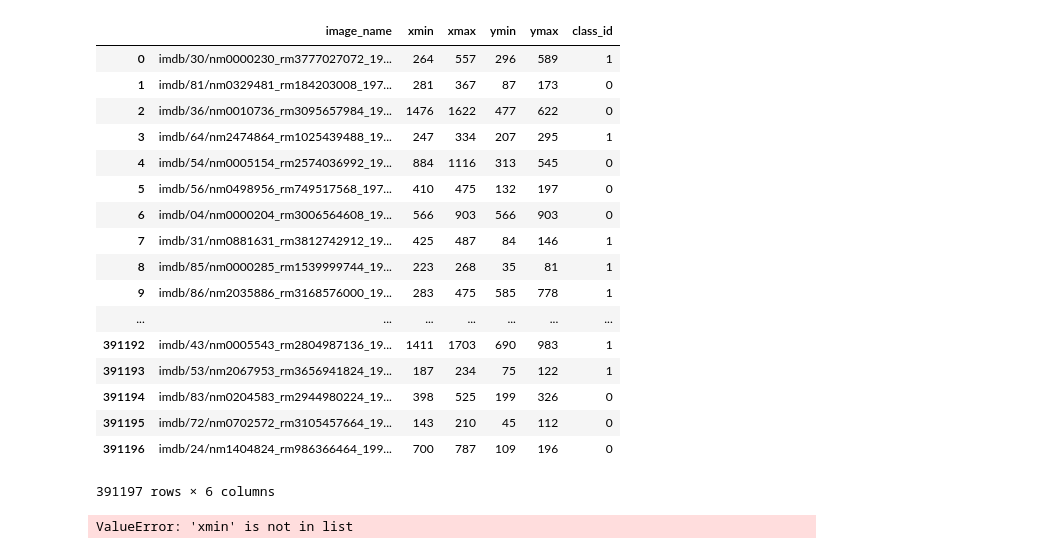
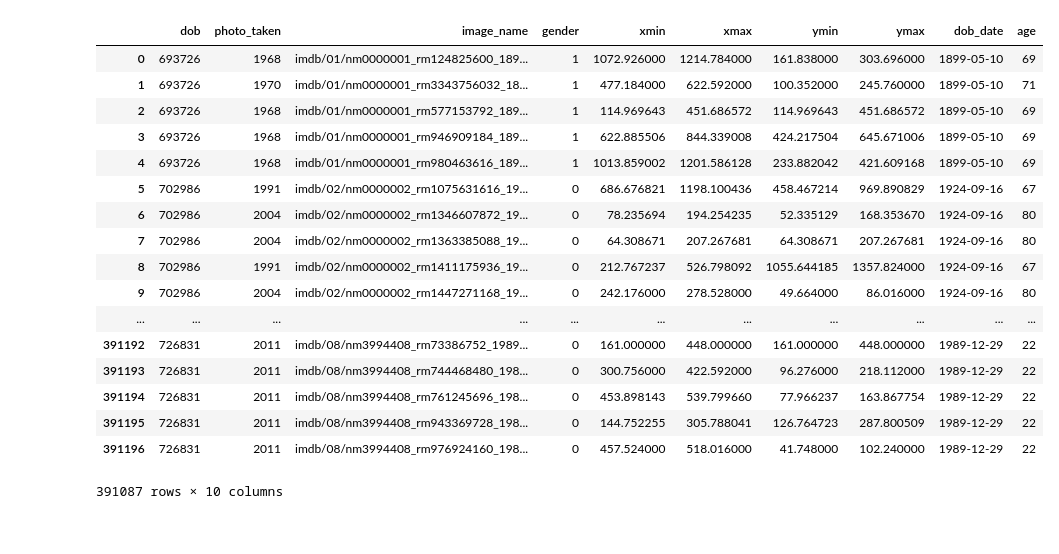
Before and after one commit to NicoliAraujo/deep-learning-learning, a Jupyter notebook: redes-tcc/Untitled.ipynb, the cells around one changed output. Cells and saved outputs as stored; diff of their text form; code cells hidden in the pictures.

```diff
--- a/redes-tcc/Untitled.ipynb
+++ b/redes-tcc/Untitled.ipynb
@@ -13,23 +3,2 @@ os.listdir('../../ssd_keras/dataset/')
 # %%
-df_imdb = pd.read_csv('../../ssd_keras/dataset/csv/imdb_csv/imdb.csv', index_col=0)
-
-df_imdb
+df = pd.read_csv('/home/nicoli/github/ssd_keras/dataset/csv/imdb_csv/imdb.csv', index_col=0)
-# %% [output]
-|  | image_name | xmin | xmax | ymin | ymax | class_id |
-| 0 | imdb/30/nm0000230_rm3777027072_19... | 264 | 557 | 296 | 589 | 1 |
-| 1 | imdb/81/nm0329481_rm184203008_197... | 281 | 367 | 87 | 173 | 0 |
-| 2 | imdb/36/nm0010736_rm3095657984_19... | 1476 | 1622 | 477 | 622 | 0 |
-| 3 | imdb/64/nm2474864_rm1025439488_19... | 247 | 334 | 207 | 295 | 1 |
-| 4 | imdb/54/nm0005154_rm2574036992_19... | 884 | 1116 | 313 | 545 | 0 |
-| 5 | imdb/56/nm0498956_rm749517568_197... | 410 | 475 | 132 | 197 | 0 |
-| 6 | imdb/04/nm0000204_rm3006564608_19... | 566 | 903 | 566 | 903 | 0 |
-| 7 | imdb/31/nm0881631_rm3812742912_19... | 425 | 487 | 84 | 146 | 1 |
-| 8 | imdb/85/nm0000285_rm1539999744_19... | 223 | 268 | 35 | 81 | 1 |
-| 9 | imdb/86/nm2035886_rm3168576000_19... | 283 | 475 | 585 | 778 | 1 |
-| ... | ... | ... | ... | ... | ... | ... |
-| 391192 | imdb/43/nm0005543_rm2804987136_19... | 1411 | 1703 | 690 | 983 | 1 |
-| 391193 | imdb/53/nm2067953_rm3656941824_19... | 187 | 234 | 75 | 122 | 1 |
-| 391194 | imdb/83/nm0204583_rm2944980224_19... | 398 | 525 | 199 | 326 | 0 |
-| 391195 | imdb/72/nm0702572_rm3105457664_19... | 143 | 210 | 45 | 112 | 0 |
-| 391196 | imdb/24/nm1404824_rm986366464_199... | 700 | 787 | 109 | 196 | 0 |
-391197 rows × 6 columns
@@ -67,4 +5,21 @@ train_generator = train_dataset.generate(batch_size=1,
-# %%
-next(train_generator)
-# %% [output]
-ValueError: 'xmin' is not in list
+# %%
+df
+# %% [output]
+|  | dob | photo_taken | image_name | gender | xmin | xmax | ymin | ymax | dob_date | age |
+| 0 | 693726 | 1968 | imdb/01/nm0000001_rm124825600_189... | 1 | 1072.926000 | 1214.784000 | 161.838000 | 303.696000 | 1899-05-10 | 69 |
+| 1 | 693726 | 1970 | imdb/01/nm0000001_rm3343756032_18... | 1 | 477.184000 | 622.592000 | 100.352000 | 245.760000 | 1899-05-10 | 71 |
+| 2 | 693726 | 1968 | imdb/01/nm0000001_rm577153792_189... | 1 | 114.969643 | 451.686572 | 114.969643 | 451.686572 | 1899-05-10 | 69 |
+| 3 | 693726 | 1968 | imdb/01/nm0000001_rm946909184_189... | 1 | 622.885506 | 844.339008 | 424.217504 | 645.671006 | 1899-05-10 | 69 |
+| 4 | 693726 | 1968 | imdb/01/nm0000001_rm980463616_189... | 1 | 1013.859002 | 1201.586128 | 233.882042 | 421.609168 | 1899-05-10 | 69 |
+| 5 | 702986 | 1991 | imdb/02/nm0000002_rm1075631616_19... | 0 | 686.676821 | 1198.100436 | 458.467214 | 969.890829 | 1924-09-16 | 67 |
+| 6 | 702986 | 2004 | imdb/02/nm0000002_rm1346607872_19... | 0 | 78.235694 | 194.254235 | 52.335129 | 168.353670 | 1924-09-16 | 80 |
+| 7 | 702986 | 2004 | imdb/02/nm0000002_rm1363385088_19... | 0 | 64.308671 | 207.267681 | 64.308671 | 207.267681 | 1924-09-16 | 80 |
+| 8 | 702986 | 1991 | imdb/02/nm0000002_rm1411175936_19... | 0 | 212.767237 | 526.798092 | 1055.644185 | 1357.824000 | 1924-09-16 | 67 |
+| 9 | 702986 | 2004 | imdb/02/nm0000002_rm1447271168_19... | 0 | 242.176000 | 278.528000 | 49.664000 | 86.016000 | 1924-09-16 | 80 |
+| ... | ... | ... | ... | ... | ... | ... | ... | ... | ... | ... |
+| 391192 | 726831 | 2011 | imdb/08/nm3994408_rm73386752_1989... | 0 | 161.000000 | 448.000000 | 161.000000 | 448.000000 | 1989-12-29 | 22 |
+| 391193 | 726831 | 2011 | imdb/08/nm3994408_rm744468480_198... | 0 | 300.756000 | 422.592000 | 96.276000 | 218.112000 | 1989-12-29 | 22 |
+| 391194 | 726831 | 2011 | imdb/08/nm3994408_rm761245696_198... | 0 | 453.898143 | 539.799660 | 77.966237 | 163.867754 | 1989-12-29 | 22 |
+| 391195 | 726831 | 2011 | imdb/08/nm3994408_rm943369728_198... | 0 | 144.752255 | 305.788041 | 126.764723 | 287.800509 | 1989-12-29 | 22 |
+| 391196 | 726831 | 2011 | imdb/08/nm3994408_rm976924160_198... | 0 | 457.524000 | 518.016000 | 41.748000 | 102.240000 | 1989-12-29 | 22 |
+391087 rows × 10 columns
```
Also changed, not shown: parts of 9 cells of this notebook, 15 other files.
